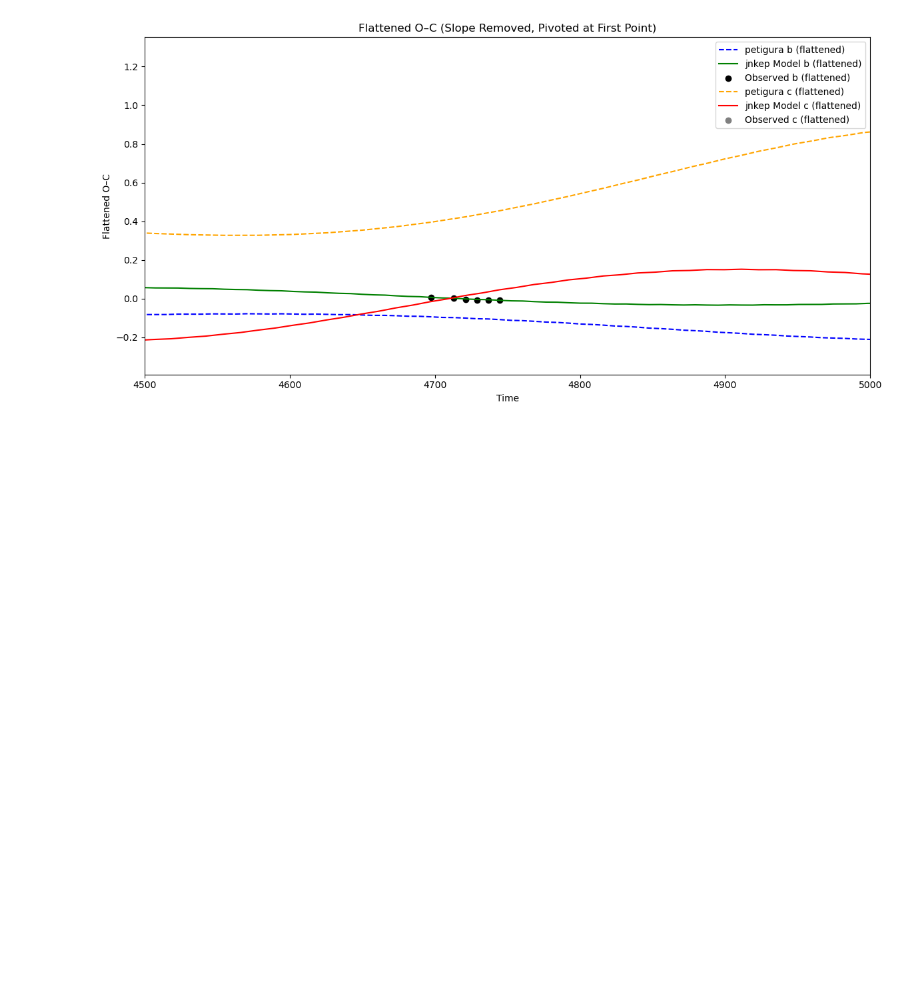
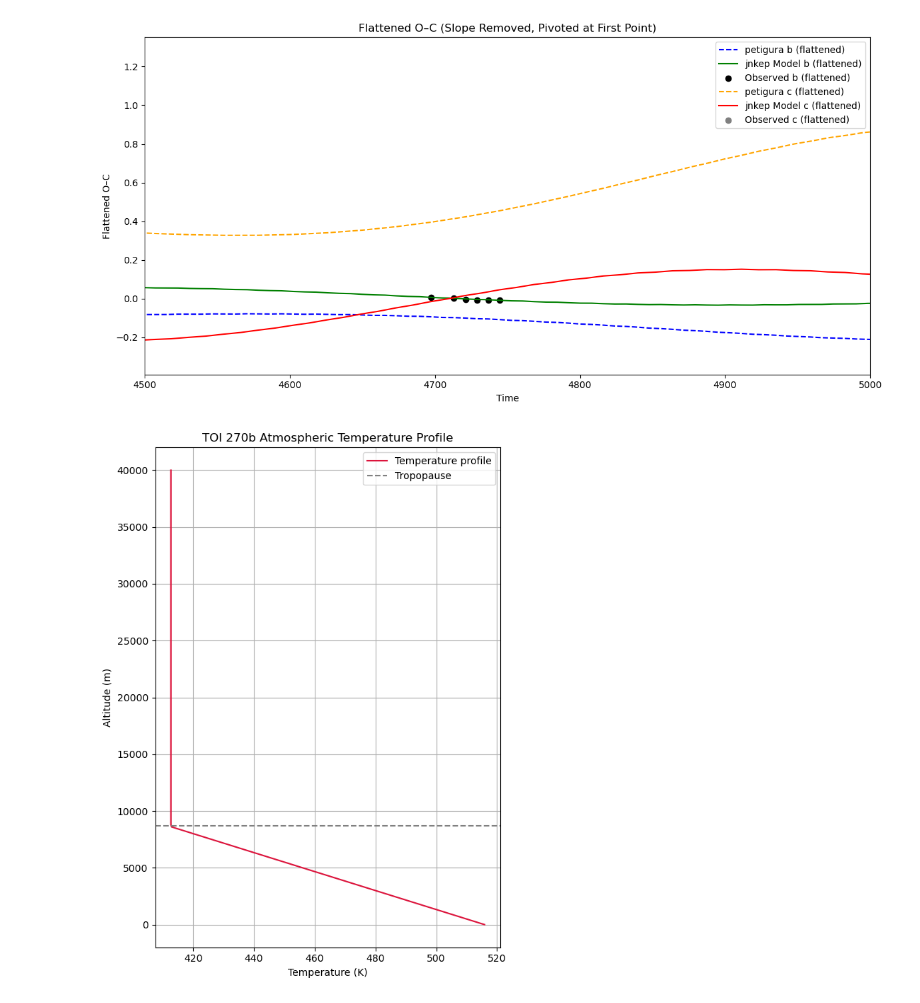
Before and after one commit to pentrican10/k2-19-project, a Jupyter notebook: 5_compare_models.ipynb, the cells around one changed output. Saved outputs shown, nothing was run; the diff lists cells and outputs as text; code cells hidden in the pictures; blank space fills up the shorter version.

```diff
--- a/5_compare_models.ipynb
+++ b/5_compare_models.ipynb
@@ -230,3 +291,79 @@ plt.show()
 [figure]
 # %%
 ### add band to the petigura 2020 times
+# %%
+import numpy as np
+import matplotlib.pyplot as plt
+
+# --- Constants ---
+T0 = 515.87                   # Surface temperature in K
+T_tp = 0.8 * T0            # Tropopause temperature (412 K)
+P0 = 1e5                   # Surface pressure in Pa (1 bar)
+P_tp = 1e4                 # Tropopause pressure in Pa (0.1 bar)
+cp = 900                   # Specific heat of CO2 at constant pressure (J/kg/K)
+mu = 44                    # Molecular weight of CO2 (g/mol)
+G = 6.674e-11
+M = 1.58*(5.972e24)
+R = 1.2*(6.371e6)
+g = (G*M)/(R**2)                  # Surface gravity (m/s^2)
+Ru = 8.314                 # Universal gas constant (J/mol/K)
+R = Ru / (mu / 1000)       # Specific gas constant for CO2 (J/kg/K)
+
+# --- Lapse rate (dry adiabatic) ---
+lapse_rate = g / cp        # dT/dz = -g/cp (K/m)
+
+# --- Integration settings ---
+dz = 100                   # Altitude step in meters
+z_max = 40000              # Maximum altitude (m)
+
+# --- Lists to store profiles ---
+z_vals = [0]
+T_vals = [T0]
+P_vals = [P0]
+
+# --- Integrate up to the tropopause using dry lapse rate ---
+z = 0
+T = T0
+P = P0
+
+while P > P_tp:
+    z += dz
+    T = T0 - lapse_rate * z
+    if T < T_tp:  # Stop lapse rate if below tropopause temp
+        T = T_tp
+        break
+    # Update pressure using: P = P0 * (T / T0)^(cp/R)
+    P = P0 * (T / T0) ** (cp / R)
+    z_vals.append(z)
+    T_vals.append(T)
+    P_vals.append(P)
+
+# Record the transition to the isothermal region
+z_tp = z
+P = P_tp
+T = T_tp
+
+# --- Continue with isothermal region up to 40 km ---
+H_tp = R * T_tp / g
+
+while z < z_max:
+    z += dz
+    P = P_tp * np.exp(-(z - z_tp) / H_tp)
+    T = T_tp  # Constant temp
+    z_vals.append(z)
+    T_vals.append(T)
+    P_vals.append(P)
+
+# --- Plot the temperature profile ---
+plt.figure(figsize=(6, 8))
+plt.plot(T_vals, z_vals, label='Temperature profile', color='crimson')
+plt.axhline(y=z_tp, color='gray', linestyle='--', label='Tropopause')
+plt.xlabel('Temperature (K)')
+plt.ylabel('Altitude (m)')
+plt.title("TOI 270b Atmospheric Temperature Profile")
+plt.grid(True)
+plt.legend()
+plt.tight_layout()
+plt.show()
+# %% [output]
+[figure, added]
```
Also changed, not shown: parts of 5 cells of this notebook, 2 other files.
